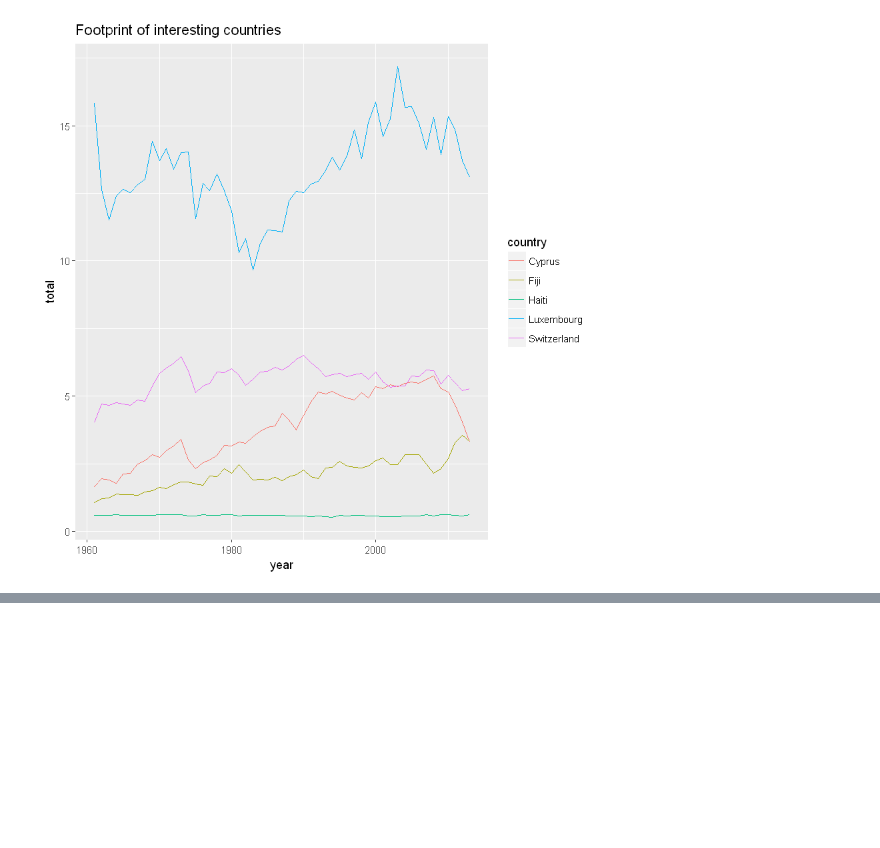
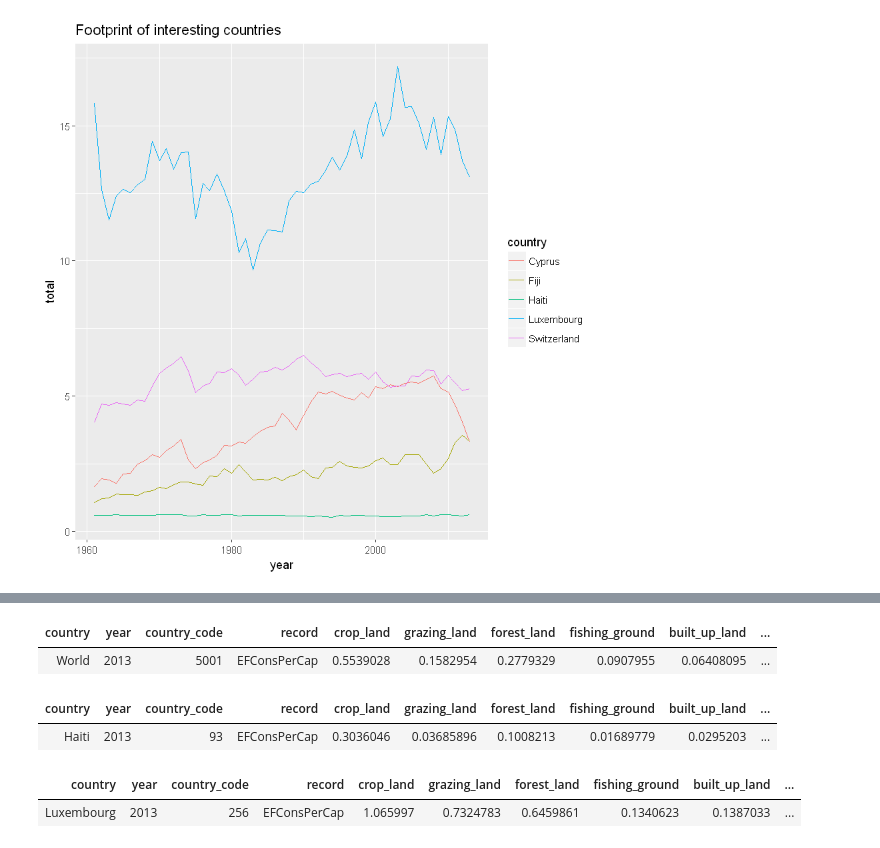
Before and after one commit to huli/mas-data-science, a Jupyter notebook: CAS Data Visualization/Project/storyboard.ipynb, the cells around one changed output, grey strips where cells are left out. Cells and saved outputs as stored; diff of their text form; code cells hidden in the pictures; blank space fills up the shorter version.

```diff
--- a/CAS Data Visualization/Project/storyboard.ipynb
+++ b/CAS Data Visualization/Project/storyboard.ipynb
@@ -343,0 +354,30 @@ nfa_2017_edition  %>%
+# %%
+# Current world Footprint
+nfa_2017_edition  %>%
+    filter(country == "World") %>%
+    filter(record == "EFConsPerCap") %>%
+    arrange(desc(year)) %>%
+    head(1)
+# %% [output]
+| country | year | country_code | record | crop_land | grazing_land | forest_land | fishing_ground | built_up_land | ... |
+| World | 2013 | 5001 | EFConsPerCap | 0.5539028 | 0.1582954 | 0.2779329 | 0.0907955 | 0.06408095 | ... |
+# %%
+# Current footpring of Haiti
+nfa_2017_edition  %>%
+    filter(country == "Haiti") %>%
+    filter(record == "EFConsPerCap") %>%
+    arrange(desc(year)) %>%
+    head(1)
+# %% [output]
+| country | year | country_code | record | crop_land | grazing_land | forest_land | fishing_ground | built_up_land | ... |
+| Haiti | 2013 | 93 | EFConsPerCap | 0.3036046 | 0.03685896 | 0.1008213 | 0.01689779 | 0.0295203 | ... |
+# %%
+# Current footpring of Haiti
+nfa_2017_edition  %>%
+    filter(country == "Luxembourg") %>%
+    filter(record == "EFConsPerCap") %>%
+    arrange(desc(year)) %>%
+    head(1)
+# %% [output]
+| country | year | country_code | record | crop_land | grazing_land | forest_land | fishing_ground | built_up_land | ... |
+| Luxembourg | 2013 | 256 | EFConsPerCap | 1.065997 | 0.7324783 | 0.6459861 | 0.1340623 | 0.1387033 | ... |
```
Also changed, not shown: parts of 6 cells of this notebook.
